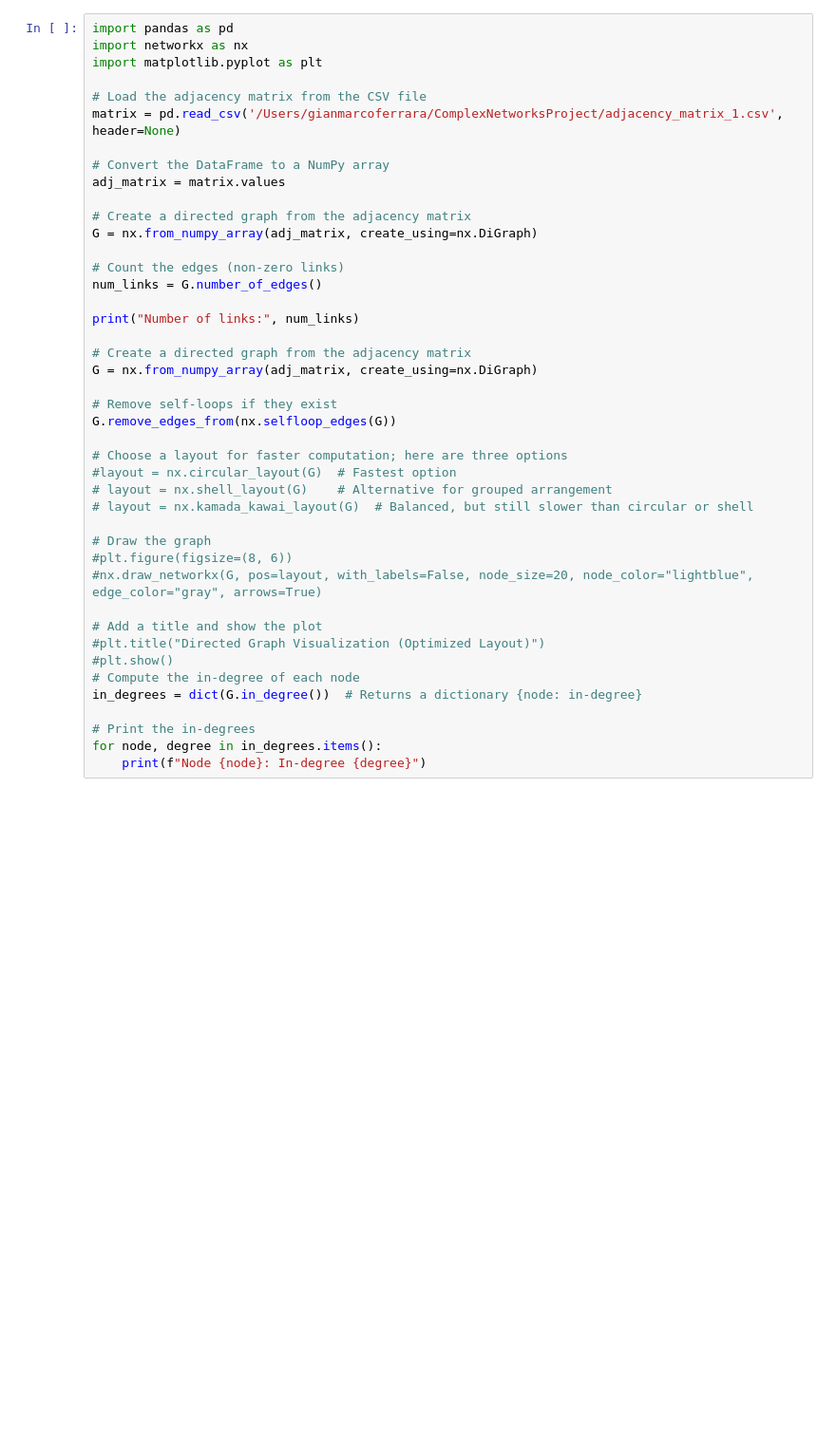
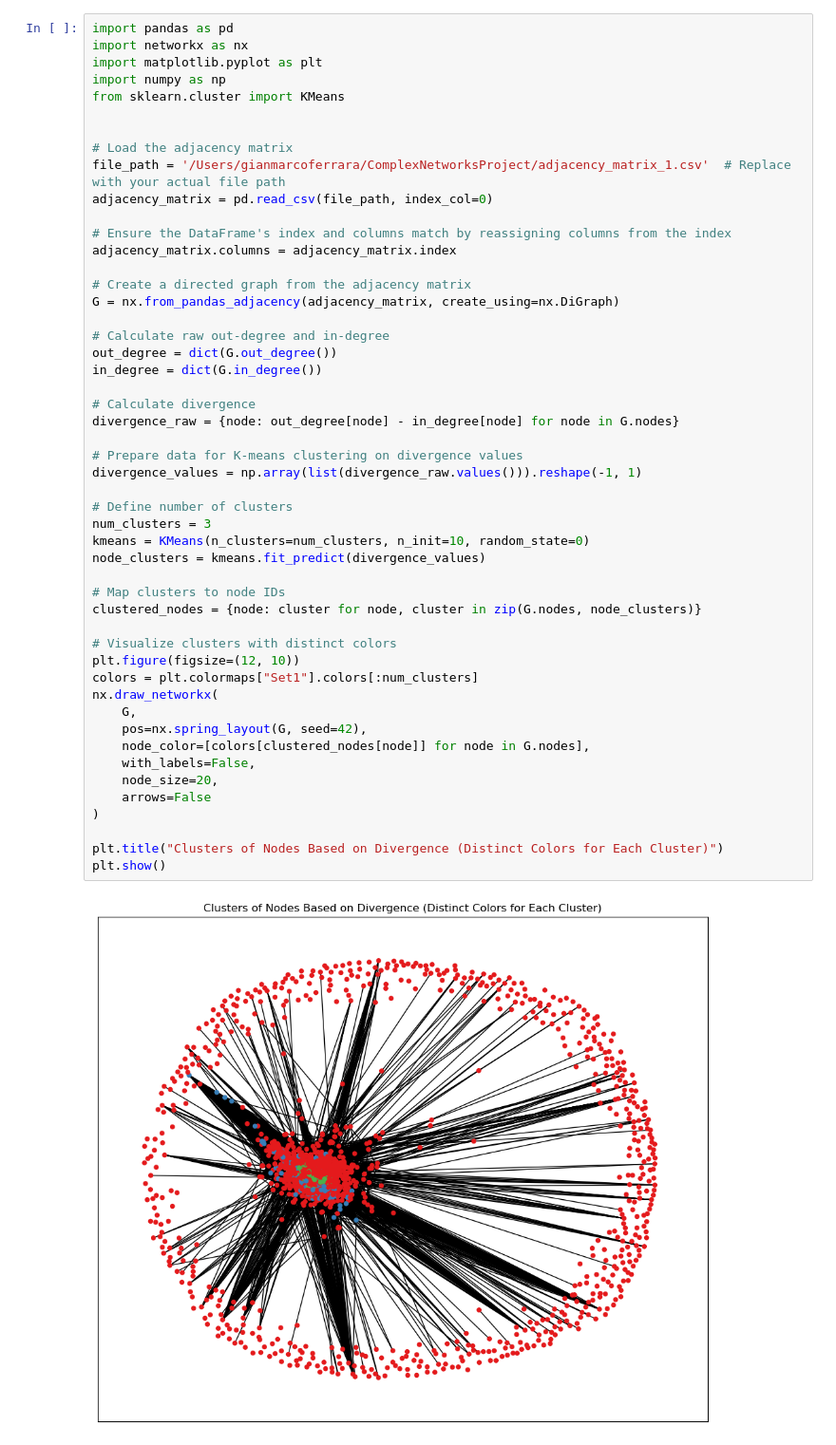
Before and after one commit to gianmarcoferrara/ComplexNetworksProject, a Jupyter notebook: test file for network.ipynb, the cells around one changed output. Shown: that part at 95% size. Cells and saved outputs as stored; diff of their text form; blank space fills up the shorter version.

Commit message:
Completed code to compute adjacency matrices

```diff
--- a/test file for network.ipynb
+++ b/test file for network.ipynb
@@ -1,43 +1,52 @@
 # %%
 import pandas as pd
 import networkx as nx
 import matplotlib.pyplot as plt
+import numpy as np
+from sklearn.cluster import KMeans
 
-# Load the adjacency matrix from the CSV file
-matrix = pd.read_csv('/Users/gianmarcoferrara/ComplexNetworksProject/adjacency_matrix_1.csv', header=None)
 
-# Convert the DataFrame to a NumPy array
-adj_matrix = matrix.values
+# Load the adjacency matrix
+file_path = '/Users/gianmarcoferrara/ComplexNetworksProject/adjacency_matrix_1.csv'  # Replace with your actual file path
+adjacency_matrix = pd.read_csv(file_path, index_col=0)
+
+# Ensure the DataFrame's index and columns match by reassigning columns from the index
+adjacency_matrix.columns = adjacency_matrix.index
 
 # Create a directed graph from the adjacency matrix
-G = nx.from_numpy_array(adj_matrix, create_using=nx.DiGraph)
+G = nx.from_pandas_adjacency(adjacency_matrix, create_using=nx.DiGraph)
 
-# Count the edges (non-zero links)
-num_links = G.number_of_edges()
+# Calculate raw out-degree and in-degree
+out_degree = dict(G.out_degree())
+in_degree = dict(G.in_degree())
 
-print("Number of links:", num_links)
+# Calculate divergence
+divergence_raw = {node: out_degree[node] - in_degree[node] for node in G.nodes}
 
-# Create a directed graph from the adjacency matrix
-G = nx.from_numpy_array(adj_matrix, create_using=nx.DiGraph)
+# Prepare data for K-means clustering on divergence values
+divergence_values = np.array(list(divergence_raw.values())).reshape(-1, 1)
 
-# Remove self-loops if they exist
-G.remove_edges_from(nx.selfloop_edges(G))
+# Define number of clusters
+num_clusters = 3
+kmeans = KMeans(n_clusters=num_clusters, n_init=10, random_state=0)
+node_clusters = kmeans.fit_predict(divergence_values)
 
-# Choose a layout for faster computation; here are three options
-#layout = nx.circular_layout(G)  # Fastest option
-# layout = nx.shell_layout(G)    # Alternative for grouped arrangement
-# layout = nx.kamada_kawai_layout(G)  # Balanced, but still slower than circular or shell
+# Map clusters to node IDs
+clustered_nodes = {node: cluster for node, cluster in zip(G.nodes, node_clusters)}
 
-# Draw the graph
-#plt.figure(figsize=(8, 6))
-#nx.draw_networkx(G, pos=layout, with_labels=False, node_size=20, node_color="lightblue", edge_color="gray", arrows=True)
+# Visualize clusters with distinct colors
+plt.figure(figsize=(12, 10))
+colors = plt.colormaps["Set1"].colors[:num_clusters]
+nx.draw_networkx(
+    G,
+    pos=nx.spring_layout(G, seed=42),
+    node_color=[colors[clustered_nodes[node]] for node in G.nodes],
+    with_labels=False,
+    node_size=20,
+    arrows=False
+)
 
-# Add a title and show the plot
-#plt.title("Directed Graph Visualization (Optimized Layout)")
-#plt.show()
-# Compute the in-degree of each node
-in_degrees = dict(G.in_degree())  # Returns a dictionary {node: in-degree}
-
-# Print the in-degrees
-for node, degree in in_degrees.items():
-    print(f"Node {node}: In-degree {degree}")
+plt.title("Clusters of Nodes Based on Divergence (Distinct Colors for Each Cluster)")
+plt.show()
+# %% [output]
+[figure, added]
```
Also changed, not shown: 7 other files.
